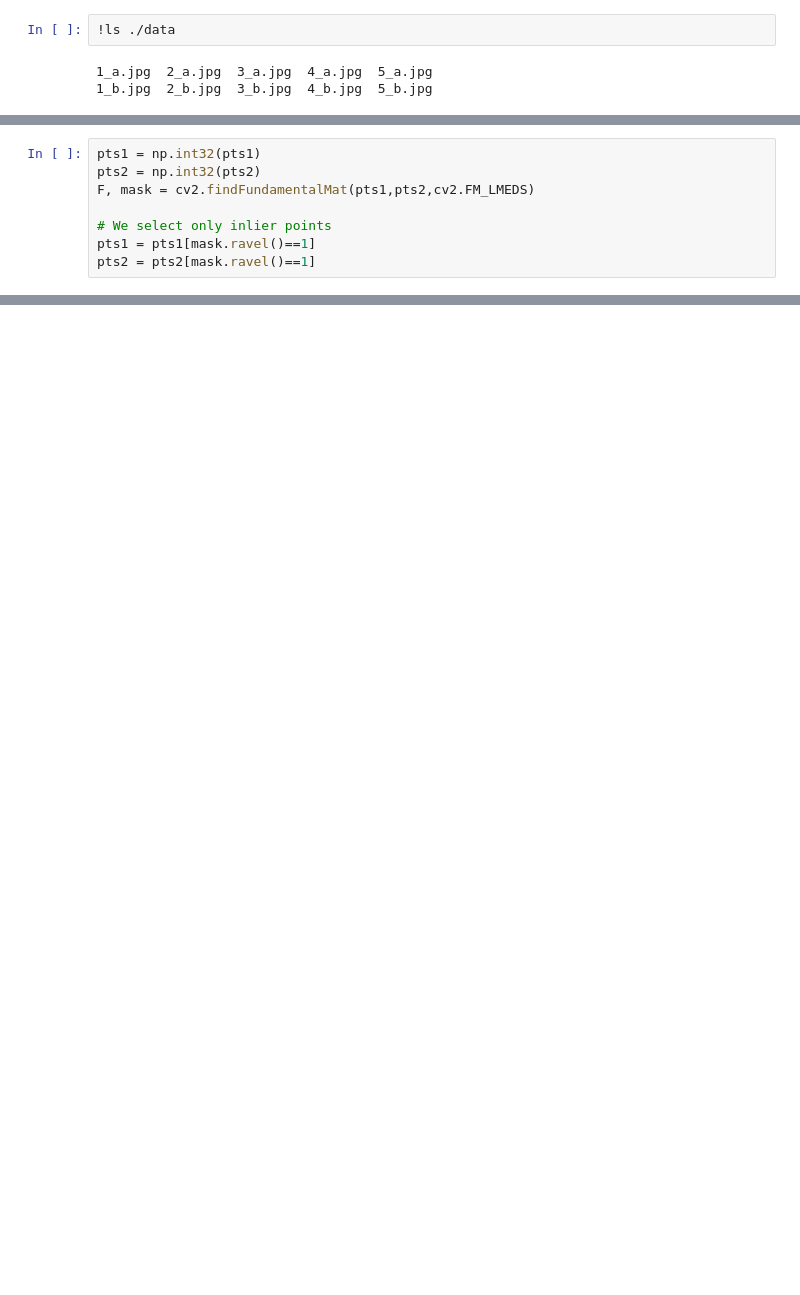
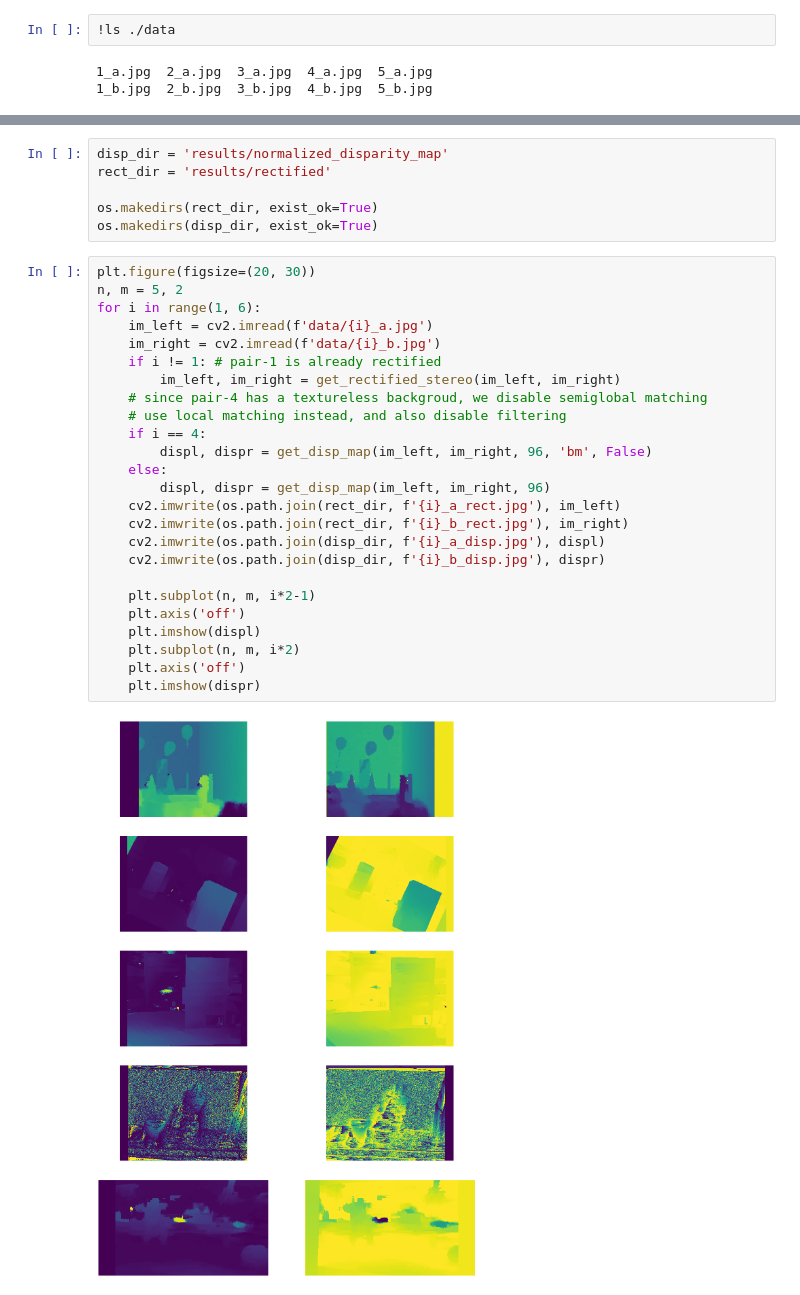
Before and after one commit to rayleizhu/EpipolarGeometry-OpenCV, a Jupyter notebook: StereoVision.ipynb, the cells around one changed output, grey strips where cells are left out. Saved outputs shown, nothing was run; the diff lists cells and outputs as text; blank space fills up the shorter version.

```diff
--- a/StereoVision.ipynb
+++ b/StereoVision.ipynb
@@ -88,8 +37,0 @@ AttributeError: module 'cv2' has no attribute 'SIFT'
-# %%
-pts1 = np.int32(pts1)
-pts2 = np.int32(pts2)
-F, mask = cv2.findFundamentalMat(pts1,pts2,cv2.FM_LMEDS)
-
-# We select only inlier points
-pts1 = pts1[mask.ravel()==1]
-pts2 = pts2[mask.ravel()==1]
@@ -126,0 +137,33 @@ plt.show()
+# %%
+disp_dir = 'results/normalized_disparity_map'
+rect_dir = 'results/rectified'
+
+os.makedirs(rect_dir, exist_ok=True)
+os.makedirs(disp_dir, exist_ok=True)
+# %%
+plt.figure(figsize=(20, 30))
+n, m = 5, 2
+for i in range(1, 6):
+    im_left = cv2.imread(f'data/{i}_a.jpg')
+    im_right = cv2.imread(f'data/{i}_b.jpg')
+    if i != 1: # pair-1 is already rectified
+        im_left, im_right = get_rectified_stereo(im_left, im_right)
+    # since pair-4 has a textureless backgroud, we disable semiglobal matching
+    # use local matching instead, and also disable filtering
+    if i == 4:
+        displ, dispr = get_disp_map(im_left, im_right, 96, 'bm', False)
+    else:
+        displ, dispr = get_disp_map(im_left, im_right, 96)
+    cv2.imwrite(os.path.join(rect_dir, f'{i}_a_rect.jpg'), im_left)
+    cv2.imwrite(os.path.join(rect_dir, f'{i}_b_rect.jpg'), im_right)
+    cv2.imwrite(os.path.join(disp_dir, f'{i}_a_disp.jpg'), displ)
+    cv2.imwrite(os.path.join(disp_dir, f'{i}_b_disp.jpg'), dispr)
+
+    plt.subplot(n, m, i*2-1)
+    plt.axis('off')
+    plt.imshow(displ)
+    plt.subplot(n, m, i*2)
+    plt.axis('off')
+    plt.imshow(dispr)
+# %% [output]
+[figure, added]
```
Also changed, not shown: parts of 19 cells of this notebook, 33 other files.
